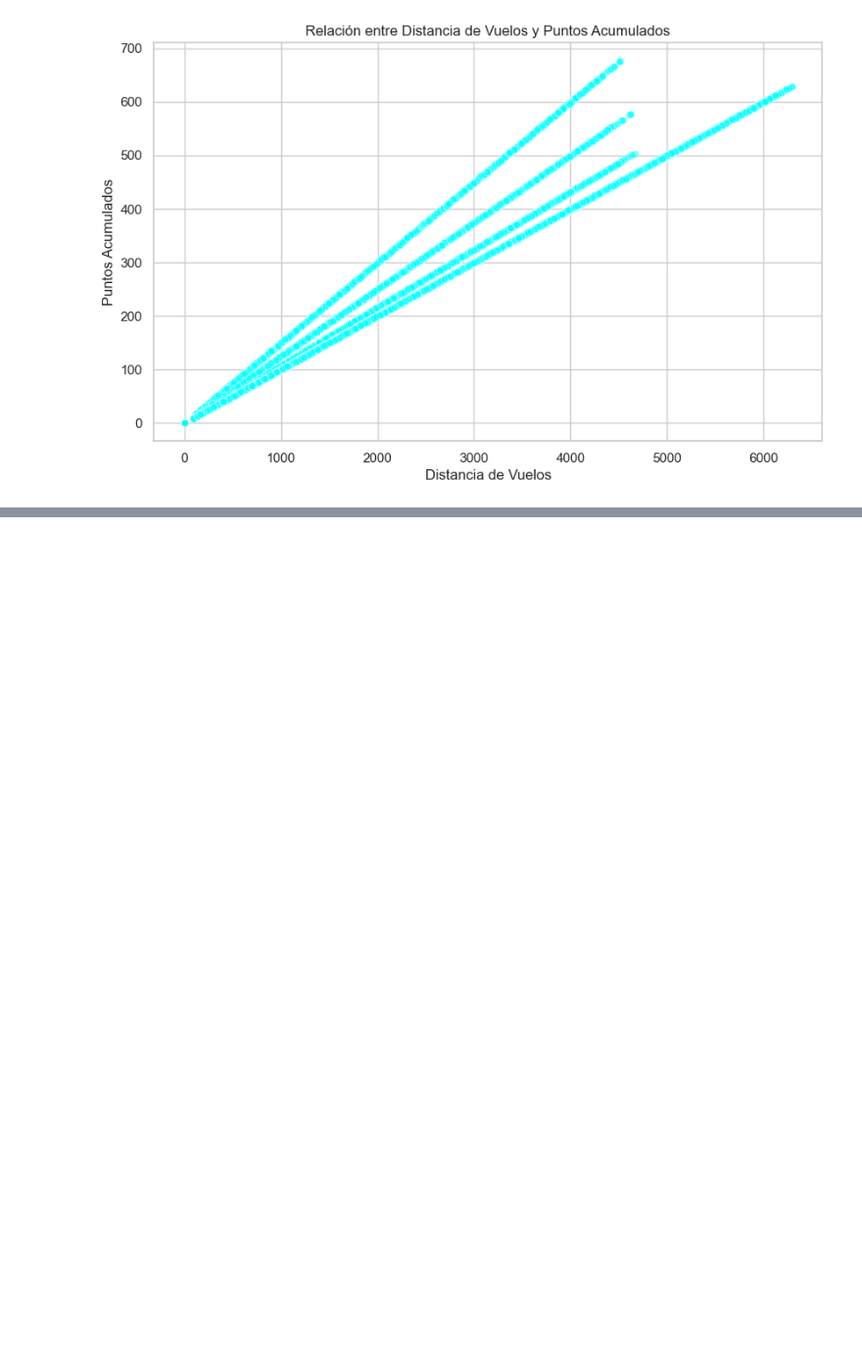
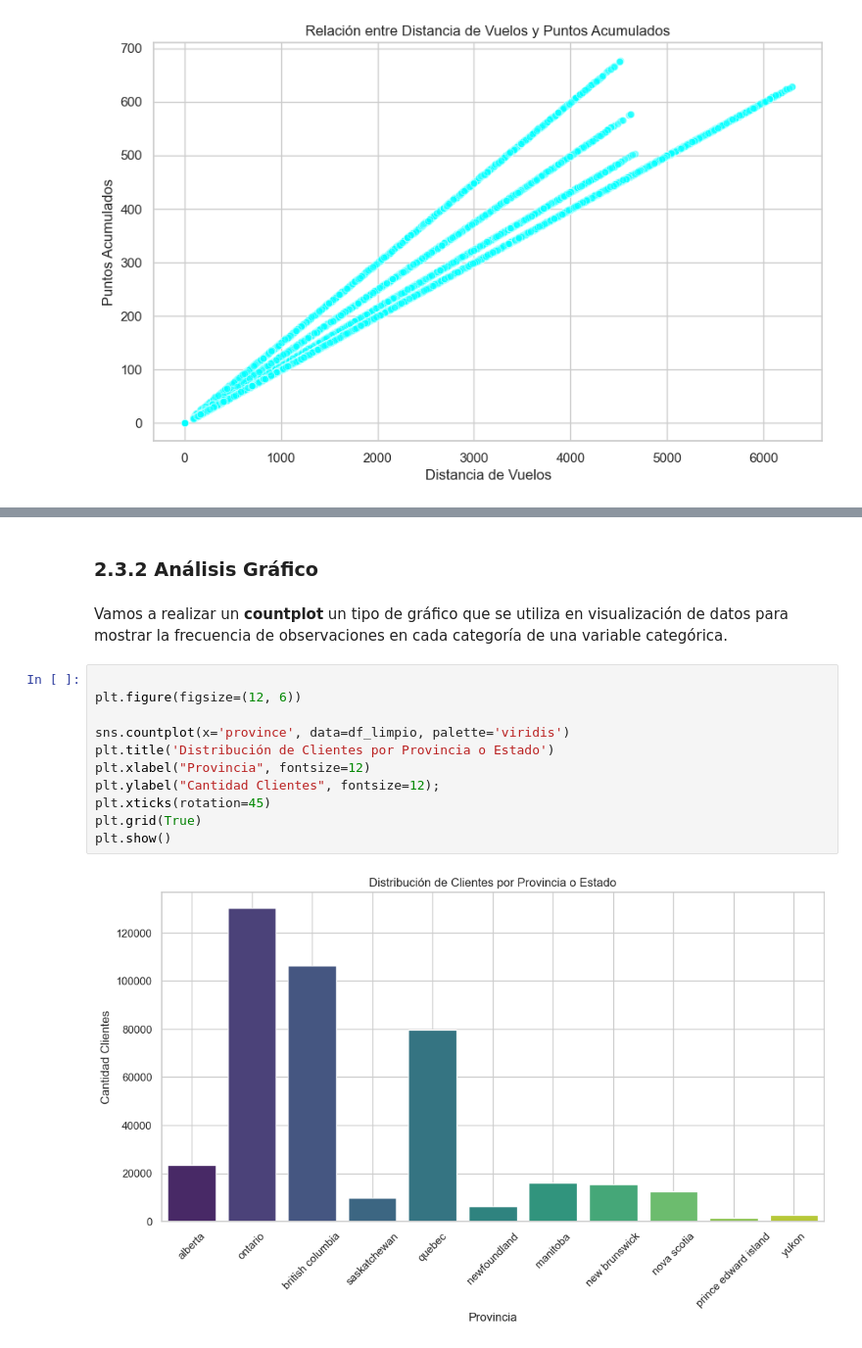
Before and after one commit to Adalab/bda-modulo-3-evaluacion-final-TeresaAdalab, a Jupyter notebook: Evaluacion Final Modulo 3.ipynb, the cells around one changed output, grey strips where cells are left out. Shown at 98% size. Cells and saved outputs as stored; diff of their text form; blank space fills up the shorter version.

Commit message:
Actualizacion 2.3 Provincia

```diff
--- a/Evaluacion Final Modulo 3.ipynb
+++ b/Evaluacion Final Modulo 3.ipynb
@@ -1411,0 +1443,17 @@ Existe una relación directa y positiva entre la ditancia de vuelos y los puntos
+# %% [markdown]
+### 2.3.2 Análisis Gráfico
+# %% [markdown]
+Vamos a realizar un **countplot** un tipo de gráfico que se utiliza en visualización de datos para mostrar la frecuencia de observaciones en cada categoría de una variable categórica.
+# %%
+
+plt.figure(figsize=(12, 6))
+
+sns.countplot(x='province', data=df_limpio, palette='viridis')
+plt.title('Distribución de Clientes por Provincia o Estado')
+plt.xlabel("Provincia", fontsize=12)
+plt.ylabel("Cantidad Clientes", fontsize=12);
+plt.xticks(rotation=45)
+plt.grid(True)
+plt.show()
+# %% [output]
+[figure, added]
```
Also changed, not shown: parts of 6 cells of this notebook.
